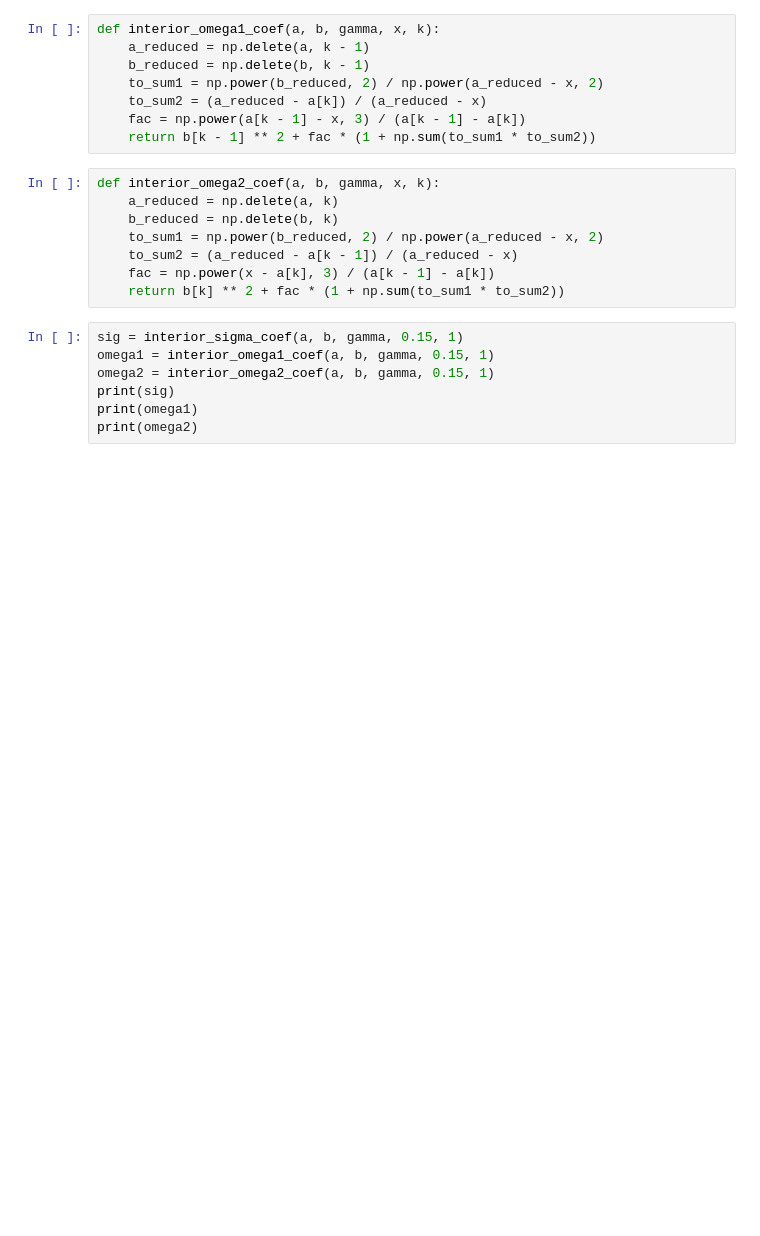
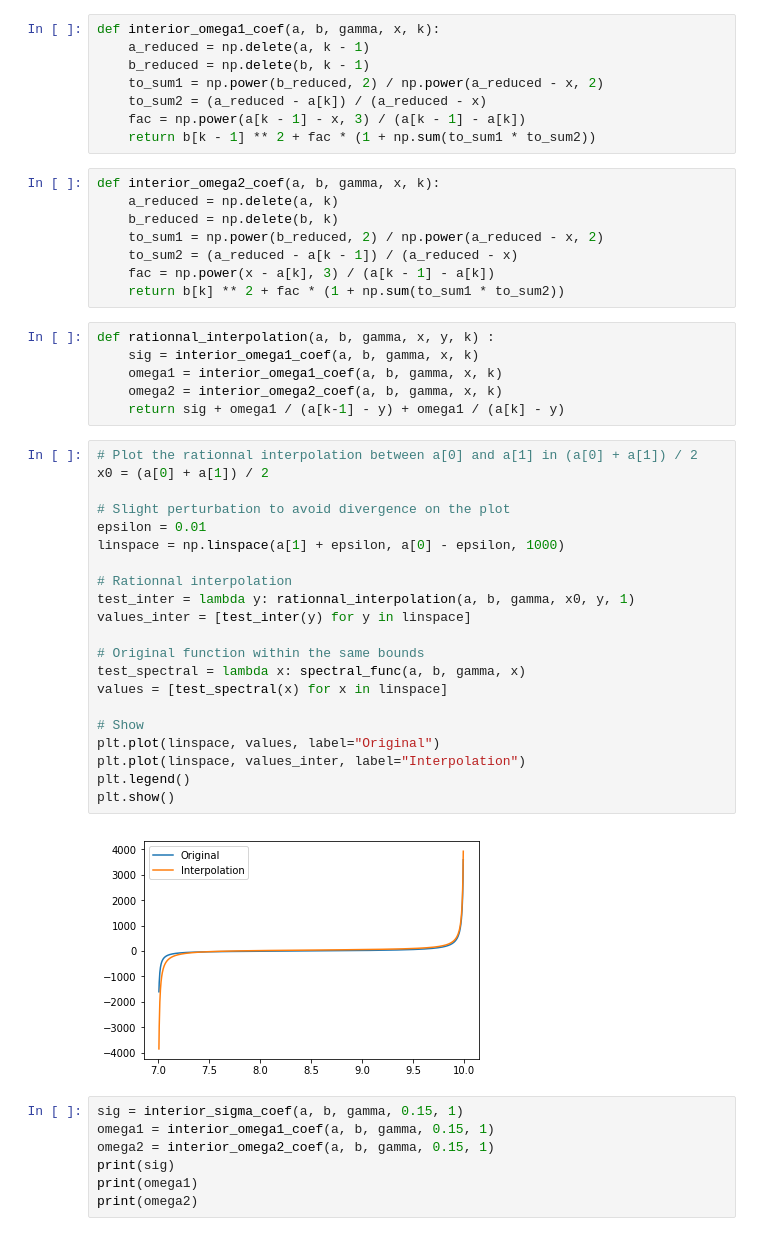
Before and after one commit to BoucheDimitri/GraggGPU, a Jupyter notebook: PyTests.ipynb, the cells around one changed output. Saved outputs shown, nothing was run; the diff lists cells and outputs as text; blank space fills up the shorter version.

```diff
--- a/PyTests.ipynb
+++ b/PyTests.ipynb
@@ -76,6 +86,35 @@ def interior_omega2_coef(a, b, gamma, x, k):
     to_sum2 = (a_reduced - a[k - 1]) / (a_reduced - x)
     fac = np.power(x - a[k], 3) / (a[k - 1] - a[k])
     return b[k] ** 2 + fac * (1 + np.sum(to_sum1 * to_sum2))
+# %%
+def rationnal_interpolation(a, b, gamma, x, y, k) :
+    sig = interior_omega1_coef(a, b, gamma, x, k)
+    omega1 = interior_omega1_coef(a, b, gamma, x, k)
+    omega2 = interior_omega2_coef(a, b, gamma, x, k)
+    return sig + omega1 / (a[k-1] - y) + omega1 / (a[k] - y)
+# %%
+# Plot the rationnal interpolation between a[0] and a[1] in (a[0] + a[1]) / 2
+x0 = (a[0] + a[1]) / 2
+
+# Slight perturbation to avoid divergence on the plot
+epsilon = 0.01
+linspace = np.linspace(a[1] + epsilon, a[0] - epsilon, 1000)
+
+# Rationnal interpolation
+test_inter = lambda y: rationnal_interpolation(a, b, gamma, x0, y, 1)
+values_inter = [test_inter(y) for y in linspace]
+
+# Original function within the same bounds
+test_spectral = lambda x: spectral_func(a, b, gamma, x)
+values = [test_spectral(x) for x in linspace]
+
+# Show
+plt.plot(linspace, values, label="Original")
+plt.plot(linspace, values_inter, label="Interpolation")
+plt.legend()
+plt.show()
+# %% [output]
+[figure, added]
 # %%
 sig = interior_sigma_coef(a, b, gamma, 0.15, 1)
 omega1 = interior_omega1_coef(a, b, gamma, 0.15, 1)
```
Also changed, not shown: parts of 8 cells of this notebook.
